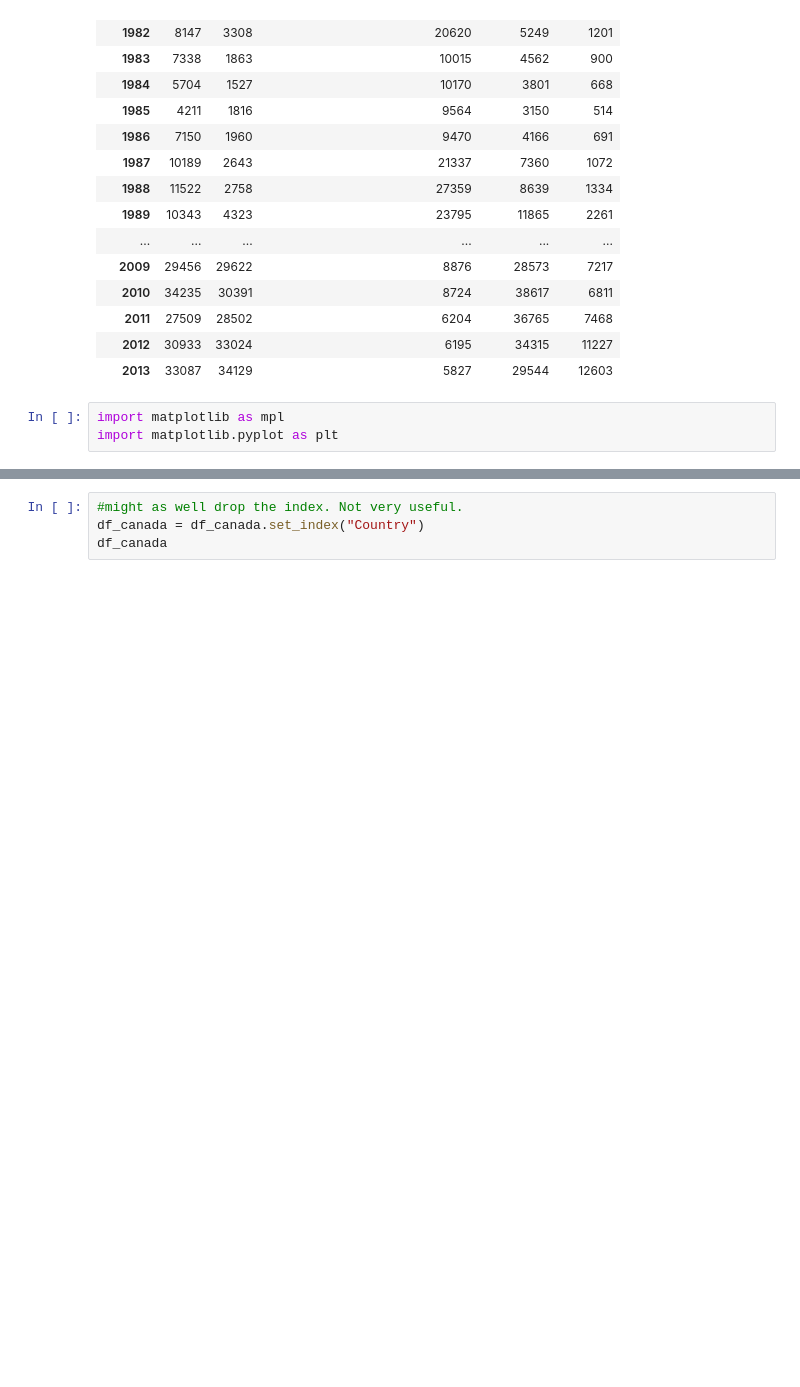
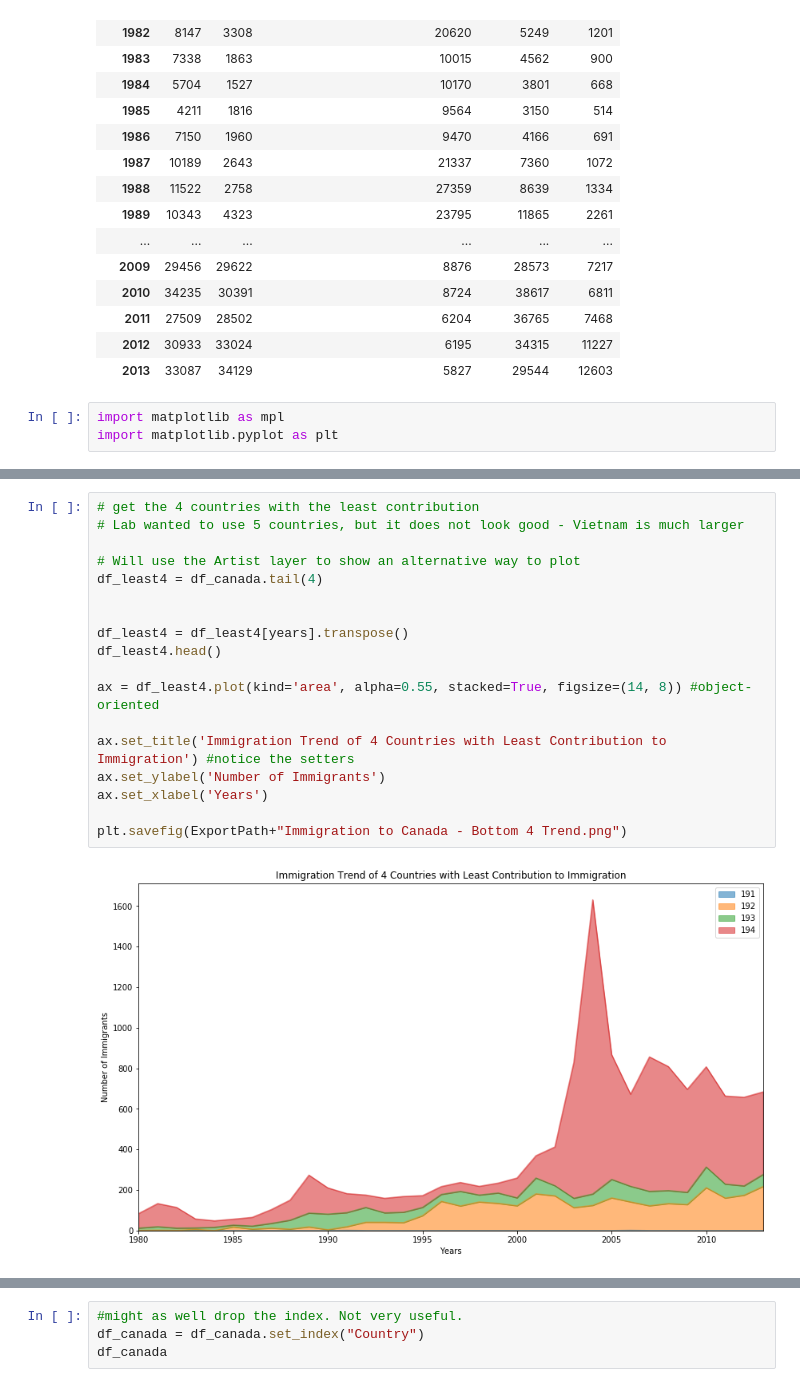
Before and after one commit to Gus-Viola/IBM-DV0101EN, a Jupyter notebook: 02 Second Module.ipynb, the cells around one changed output, grey strips where cells are left out. Cells and saved outputs as stored; diff of their text form; blank space fills up the shorter version.

```diff
--- a/02 Second Module.ipynb
+++ b/02 Second Module.ipynb
@@ -87,0 +100,20 @@ plt.savefig(ExportPath+"Immigration to Canada - Top 5 Trend.png")
+# %%
+# get the 4 countries with the least contribution
+# Lab wanted to use 5 countries, but it does not look good - Vietnam is much larger
+
+# Will use the Artist layer to show an alternative way to plot
+df_least4 = df_canada.tail(4)
+
+
+df_least4 = df_least4[years].transpose()
+df_least4.head()
+
+ax = df_least4.plot(kind='area', alpha=0.55, stacked=True, figsize=(14, 8)) #object-oriented
+
+ax.set_title('Immigration Trend of 4 Countries with Least Contribution to Immigration') #notice the setters
+ax.set_ylabel('Number of Immigrants')
+ax.set_xlabel('Years')
+
+plt.savefig(ExportPath+"Immigration to Canada - Bottom 4 Trend.png")
+# %% [output]
+[figure, added]
```
Also changed, not shown: parts of 17 cells of this notebook, 7 other files.
